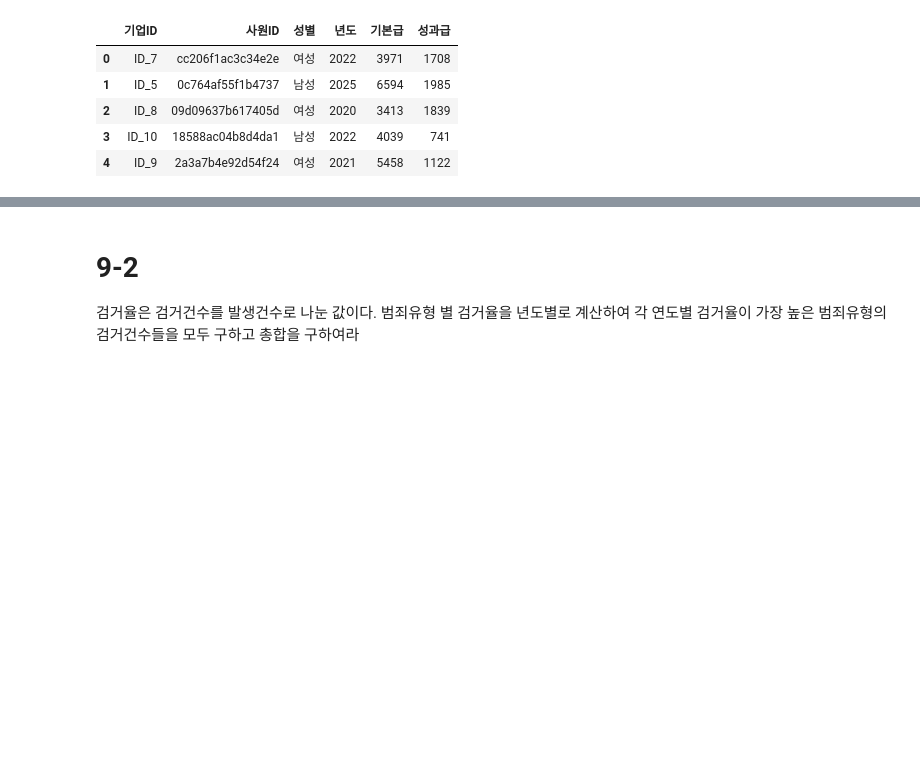
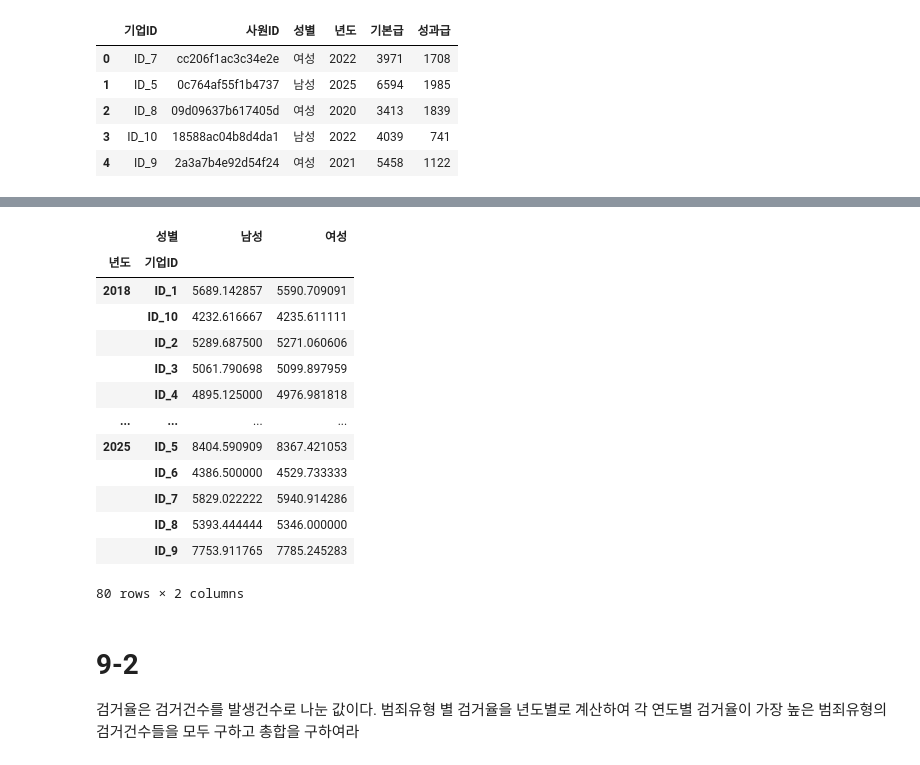
Before and after one commit to hyeonnnho/Big-Data-Analysis-Professional, a Jupyter notebook: 강의/1유형_example.ipynb, the cells around one changed output, grey strips where cells are left out. Drawn from its saved outputs; the diff is of its cells as text; code cells hidden in the pictures; blank space fills up the shorter version.

```diff
--- a/강의/1유형_example.ipynb
+++ b/강의/1유형_example.ipynb
@@ -474,3 +564,42 @@ df.head()
+# %%
+df = pd.read_csv('https://raw.githubusercontent.com/Datamanim/datarepo/refs/heads/master/krdatacertificate/10/p1.csv')
+df['총수령액'] = df['기본급'] + df['성과급']
+# 방법 1
+# df1 = df.loc[df['성별'] == '남성'].groupby(['년도', '기업ID'])['총수령액'].mean().sort_index()
+# df2 =df.loc[df['성별'] == '여성'].groupby(['년도', '기업ID'])['총수령액'].mean().sort_index()
+# Ans = df3 = abs(df1 - df2).sort_values().index[-1][1]
+# Ans
+
+# 방법 2
+# groupdf = df.groupby(['년도', '기업ID', '성별'])['총수령액'].mean().unstack()
+# groupdf
+
+# 방법 3
+groupdf = df.groupby(['년도', '기업ID', '성별'])['총수령액'].mean()
+groupdf = groupdf.reset_index()
+pivotdf = groupdf.pivot_table(index=['년도', '기업ID'], columns='성별', values='총수령액')
+
+
+# df['년도기업ID'] = df['년도'].astype('str') + df['기업ID'].astype('str')
+# df.info()
+# # df.groupby('성별')['년도', '기업ID', '총수령액'].groupby(['년도', '기업ID'])['총수령액'].mean()
+# # df1 = df.groupby('성별')[['년도', '기업ID', '총수령액']]
+# df1 = df.pivot_table(values='총수령액', index='년도기업ID', columns='성별', aggfunc=mean)
+# %% [output]
+|  | 성별 | 남성 | 여성 |
+| 년도 | 기업ID |  |  |
+| 2018 | ID_1 | 5689.142857 | 5590.709091 |
+|  | ID_10 | 4232.616667 | 4235.611111 |
+|  | ID_2 | 5289.687500 | 5271.060606 |
+|  | ID_3 | 5061.790698 | 5099.897959 |
+|  | ID_4 | 4895.125000 | 4976.981818 |
+| ... | ... | ... | ... |
+| 2025 | ID_5 | 8404.590909 | 8367.421053 |
+|  | ID_6 | 4386.500000 | 4529.733333 |
+|  | ID_7 | 5829.022222 | 5940.914286 |
+|  | ID_8 | 5393.444444 | 5346.000000 |
+|  | ID_9 | 7753.911765 | 7785.245283 |
+80 rows × 2 columns
 # %% [markdown]
 # 9-2
 
```
Also changed, not shown: parts of 12 cells of this notebook.
